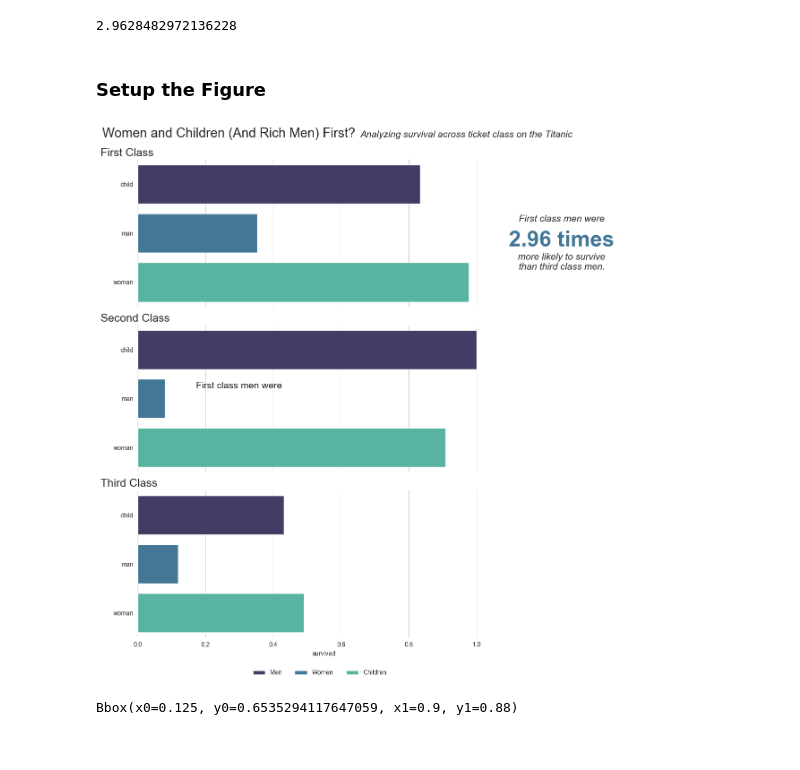
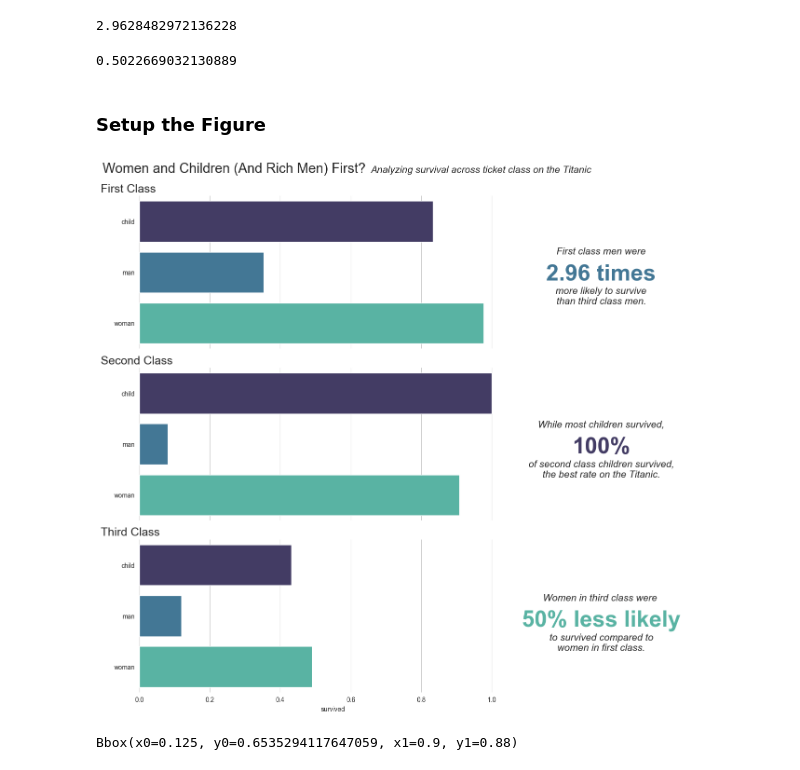
Before and after one commit to IMOsbo/DATA6550-Visualization, a Jupyter notebook: Code/Osborne/IsaiahOsborneVisualization.ipynb, the cells around one changed output. Saved outputs shown, nothing was run; the diff lists cells and outputs as text; code cells hidden in the pictures.

Commit message:
Finally finished infographic setup...
Never again.

```diff
--- a/Code/Osborne/IsaiahOsborneVisualization.ipynb
+++ b/Code/Osborne/IsaiahOsborneVisualization.ipynb
@@ -48,2 +61,6 @@ survivalIncreaseRichMen
+# %%
+survivalDecreasePoorWomen
+# %% [output]
+0.5022669032130889
 # %% [markdown]
 ### Setup the Figure
@@ -78,71 +128,61 @@ for i in range(3):
 
     graph.set_title(classes[i], loc="left", x=-0.1, fontdict={"size": 18})
 
-# https://stackoverflow.com/questions/45201514/how-to-edit-a-seaborn-legend-title-and-labels-for-figure-level-functions
-# https://matplotlib.org/stable/api/_as_gen/matplotlib.pyplot.figlegend.html
-plt.figlegend(
-    title=None,
-    loc="lower center",
-    bbox_to_anchor=(0, -0.05, 1, 1),
-    labels=["Men", "Women", "Children"],
-    ncols=3,
-    frameon=False,
-)
+
 figure.subplots_adjust(top=0.92)
 # https://stackoverflow.com/questions/7066121/how-to-set-a-single-main-title-above-all-the-subplots
 figure.suptitle("Women and Children (And Rich Men) First?", size=21, x=0.275)
 
 # fancy subtitle!
 figure.text(
     0.6,
     0.962,
     "Analyzing survival across ticket class on the Titanic",
     size=15,
     style="italic",
 )
 
-
-figure.text(
-    1.10,
-    0.81,
-    "First class men were",
-    ha="center",
-    va="center",
-    size=15,
-    style="italic",
+sideAnnotation(
+    figure=figure,
+    firstLine="First class men were",
+    callout=f"{survivalIncreaseRichMen:.2f} times",
+    finalLine="more likely to survive\nthan third class men.",
+    calloutColor="#437795",
+    y=0.78,
+    x=1.15,
 )
 
-figure.text(
-    1.10,
-    0.77,
-    f"{survivalIncreaseRichMen:.2f} times",
-    ha="center",
-    va="center",
-    size=35,
-    fontweight="bold",
-    color="#437795",
+sideAnnotation(
+    figure=figure,
+    firstLine="While most children survived,",
+    callout=f"{survivalRateChildren:.0%}",
+    finalLine="of second class children survived,\nthe best rate on the Titanic.",
+    calloutColor="#433c64",
+    y=0.47,
+    x=1.15,
 )
 
-figure.text(
-    1.10,
-    0.73,
-    "more likely to survive\nthan third class men.",
-    ha="center",
-    va="center",
-    size=15,
-    style="italic",
+# callout out women values
+sideAnnotation(
+    figure=figure,
+    firstLine="Women in third class were ",
+    callout=f"{survivalDecreasePoorWomen:.0%} less likely",
+    finalLine="to survived compared to\nwomen in first class.",
+    calloutColor="#59b3a3",
+    y=0.16,
+    x=1.15,
 )
 
 # I know it's icky, but it stretches out the figure for us...
 figure.text(
-    1.25,
+    1.35,
     0.5,
     " ",
 )
 
 plt.show()
 # %% [output]
-[figure, old version]
+[figure, new version]
 # %%
 # axis[0].set_title("How does gender affect survival rates?")
 # %% [output]
```
Also changed, not shown: parts of 3 cells of this notebook.
